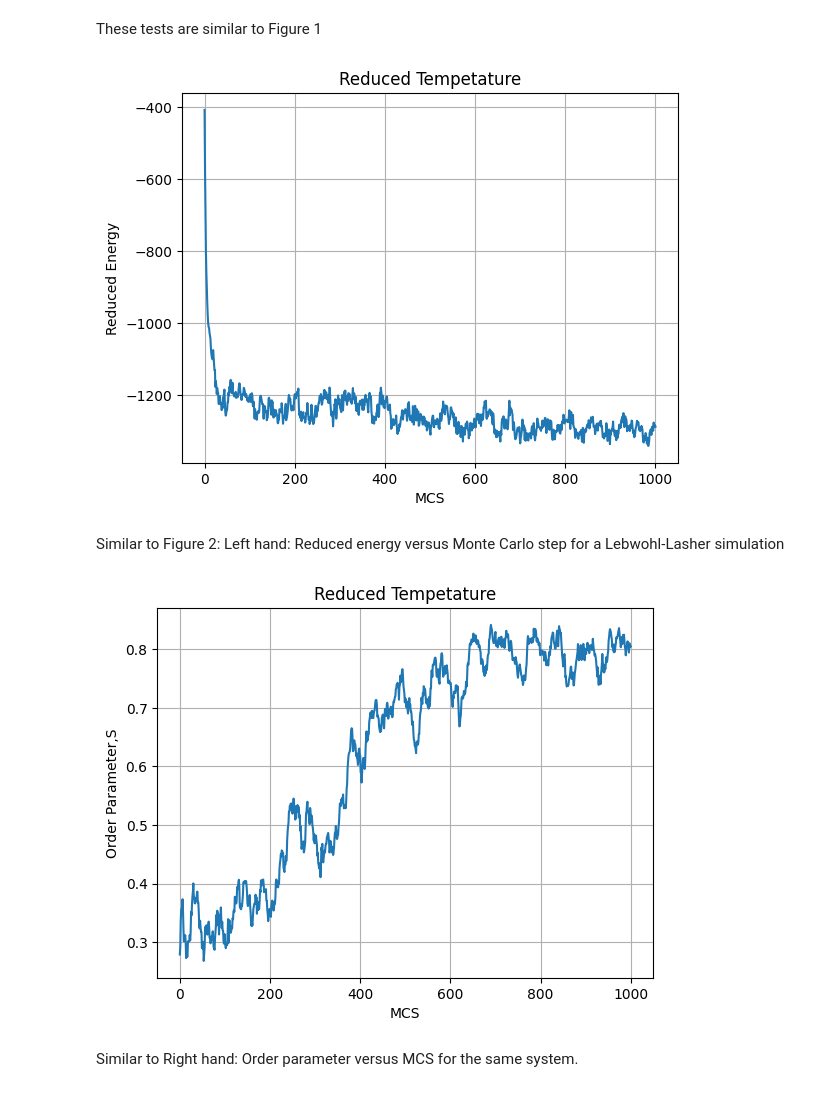
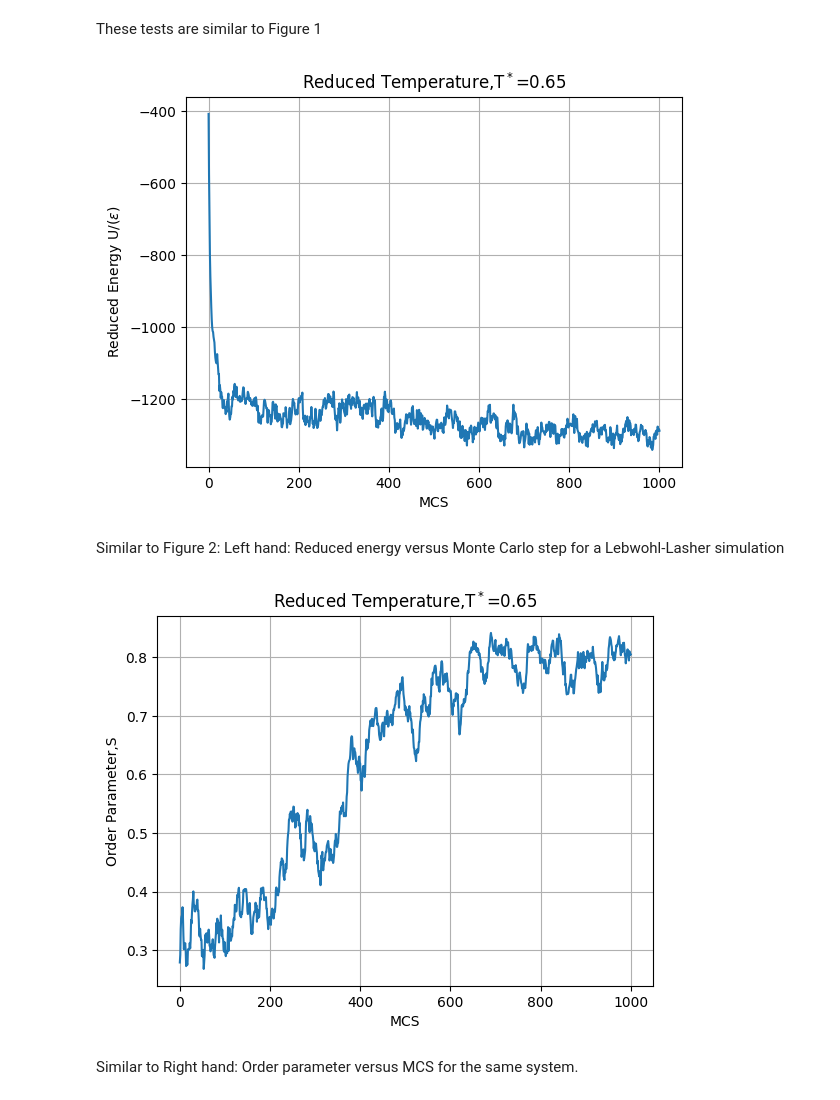
Before and after one commit to KayVeeZ/LebwohlLasher, a Jupyter notebook: testing_notebook.ipynb, the cells around one changed output. Saved outputs shown, nothing was run; the diff lists cells and outputs as text; code cells hidden in the pictures.

Commit message:
improved titles in graphs

```diff
--- a/testing_notebook.ipynb
+++ b/testing_notebook.ipynb
@@ -54,12 +54,12 @@ These tests are similar to Figure 1
 # %%
 plt.plot(optimal_param_out['MC_step'], optimal_param_out['Energy'])
 plt.xlabel('MCS')
-plt.ylabel('Reduced Energy')
-plt.title('Reduced Tempetature')
+plt.ylabel('Reduced Energy U/($\epsilon$)')
+plt.title('Reduced Temperature,T$^*$=0.65')
 plt.grid(True)
 plt.show()
 # %% [output]
-[figure, old version]
+[figure, new version]
 # %% [markdown]
 Similar to Figure 2: Left hand: Reduced energy versus Monte Carlo
 step for a Lebwohl-Lasher simulation
@@ -67,11 +67,11 @@ step for a Lebwohl-Lasher simulation
 plt.plot(optimal_param_out['MC_step'], optimal_param_out['Order'])
 plt.xlabel('MCS')
 plt.ylabel('Order Parameter,S')
-plt.title('Reduced Tempetature')
+plt.title('Reduced Temperature,T$^*$=0.65')
 plt.grid(True)
 plt.show()
 # %% [output]
-[figure, old version]
+[figure, new version]
 # %% [markdown]
 Similar to Right hand: Order parameter versus MCS for the same system.
 # %% [markdown]
```
